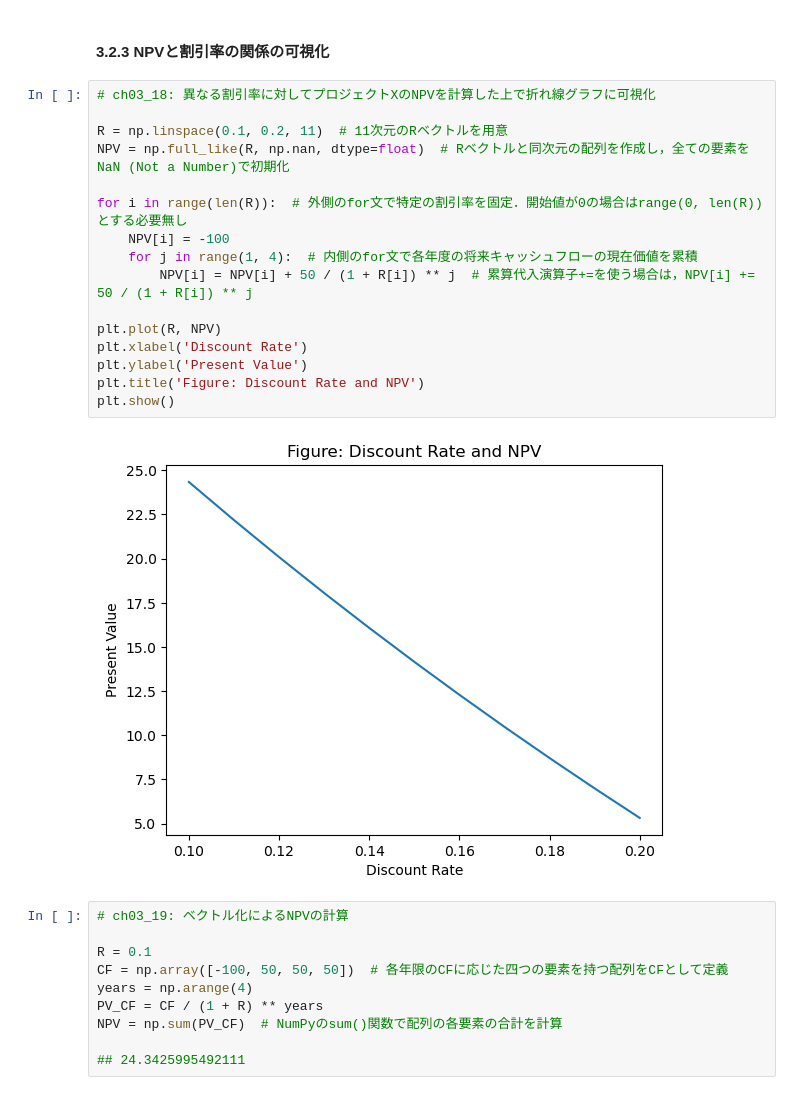
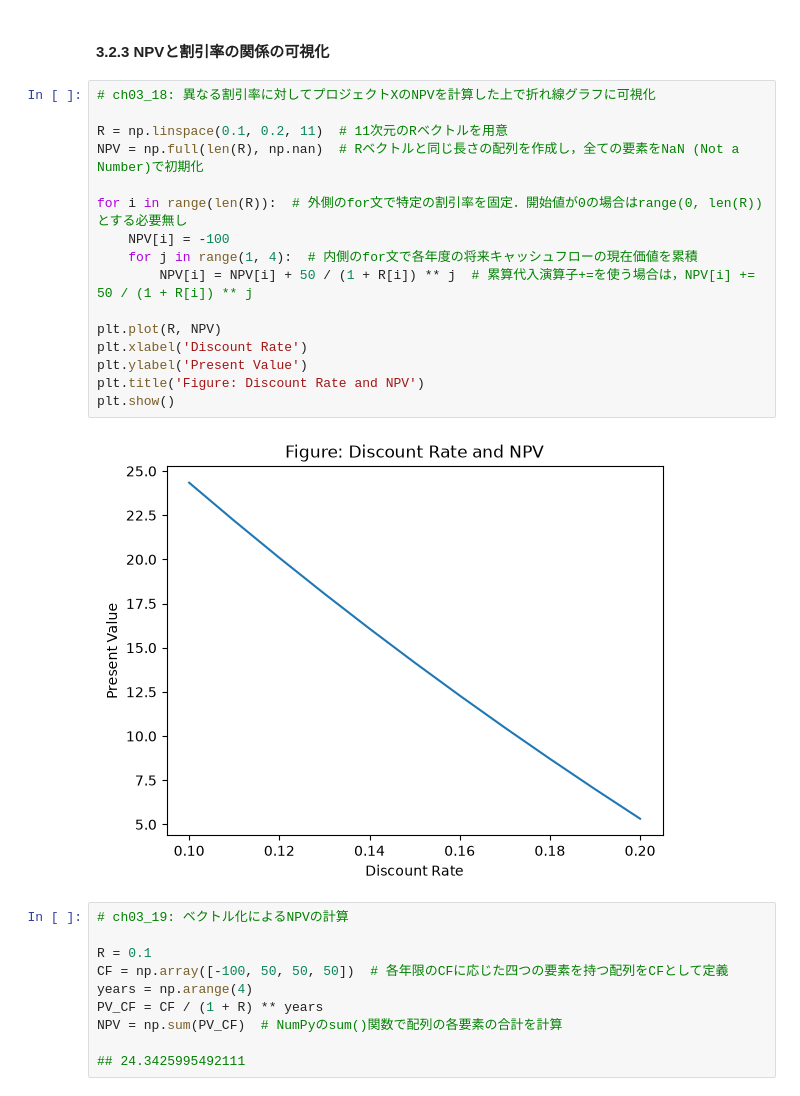
Before and after one commit to kshrmrmy/empirical-accounting-and-finance-in-python, a Jupyter notebook: ch03.ipynb, the cells around one changed output. Saved outputs shown, nothing was run; the diff lists cells and outputs as text.

```diff
--- a/ch03.ipynb
+++ b/ch03.ipynb
@@ -194,21 +202,21 @@ if NPV >= 0:
 # %%
 # ch03_18: 異なる割引率に対してプロジェクトXのNPVを計算した上で折れ線グラフに可視化
 
 R = np.linspace(0.1, 0.2, 11)  # 11次元のRベクトルを用意
-NPV = np.full_like(R, np.nan, dtype=float)  # Rベクトルと同次元の配列を作成し，全ての要素をNaN (Not a Number)で初期化
+NPV = np.full(len(R), np.nan)  # Rベクトルと同じ長さの配列を作成し，全ての要素をNaN (Not a Number)で初期化
 
 for i in range(len(R)):  # 外側のfor文で特定の割引率を固定．開始値が0の場合はrange(0, len(R))とする必要無し
     NPV[i] = -100
     for j in range(1, 4):  # 内側のfor文で各年度の将来キャッシュフローの現在価値を累積
         NPV[i] = NPV[i] + 50 / (1 + R[i]) ** j  # 累算代入演算子+=を使う場合は，NPV[i] += 50 / (1 + R[i]) ** j
 
 plt.plot(R, NPV)
 plt.xlabel('Discount Rate')
 plt.ylabel('Present Value')
 plt.title('Figure: Discount Rate and NPV')
 plt.show()
 # %% [output]
-[figure, old version]
+[figure, new version]
 # %%
 # ch03_19: ベクトル化によるNPVの計算
 
```
Also changed, not shown: parts of 30 cells of this notebook, 6 other files.
